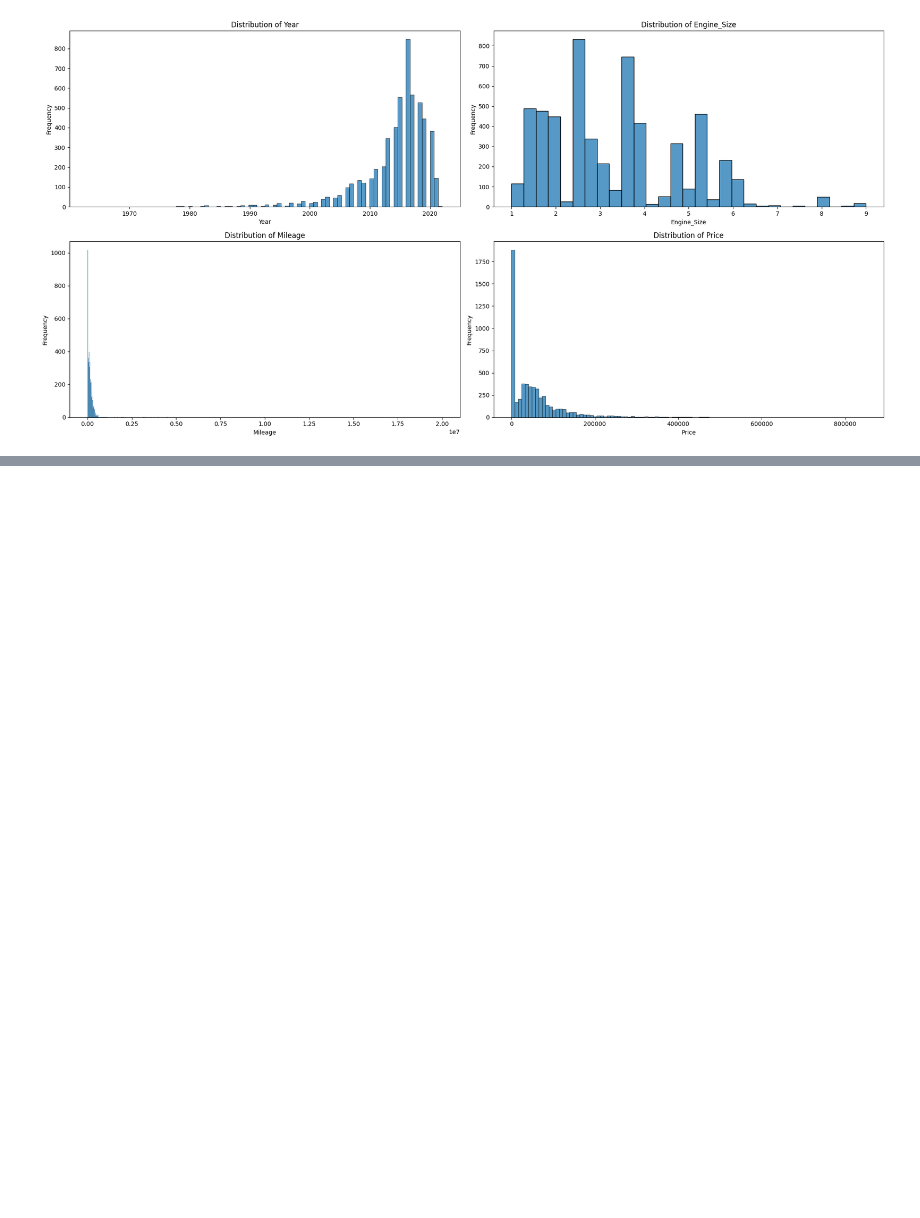
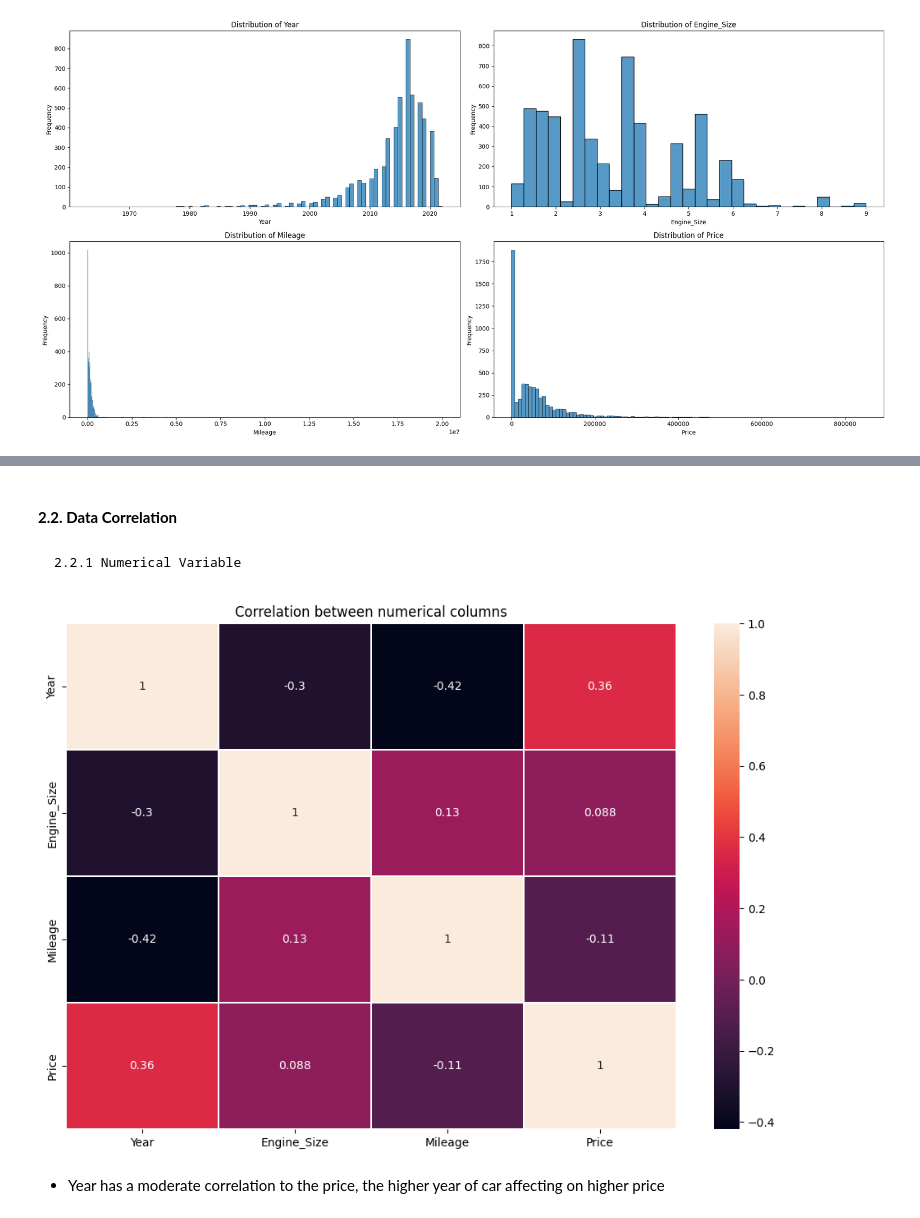
Before and after one commit to fiqrioemry/used_car_regression, a Jupyter notebook: used_car_prediction.ipynb, the cells around one changed output, grey strips where cells are left out. Saved outputs shown, nothing was run; the diff lists cells and outputs as text; code cells hidden in the pictures; blank space fills up the shorter version.

Commit message:
adding data preparation

```diff
--- a/used_car_prediction.ipynb
+++ b/used_car_prediction.ipynb
@@ -112,0 +159,15 @@ plt.show()
+# %% [markdown]
+#### **2.2. Data Correlation**
+# %% [markdown]
+    2.2.1 Numerical Variable
+# %%
+corr = df[numerical_cols].corr('spearman')
+
+plt.figure(figsize=(12,8))
+sns.heatmap(corr, annot=True, linewidths=0.1)
+plt.title('Correlation between numerical columns')
+plt.show()
+# %% [output]
+[figure, added]
+# %% [markdown]
+- Year has a moderate correlation to the price, the higher year of car affecting on higher price
```
Also changed, not shown: parts of 33 cells of this notebook, 1 other file.
